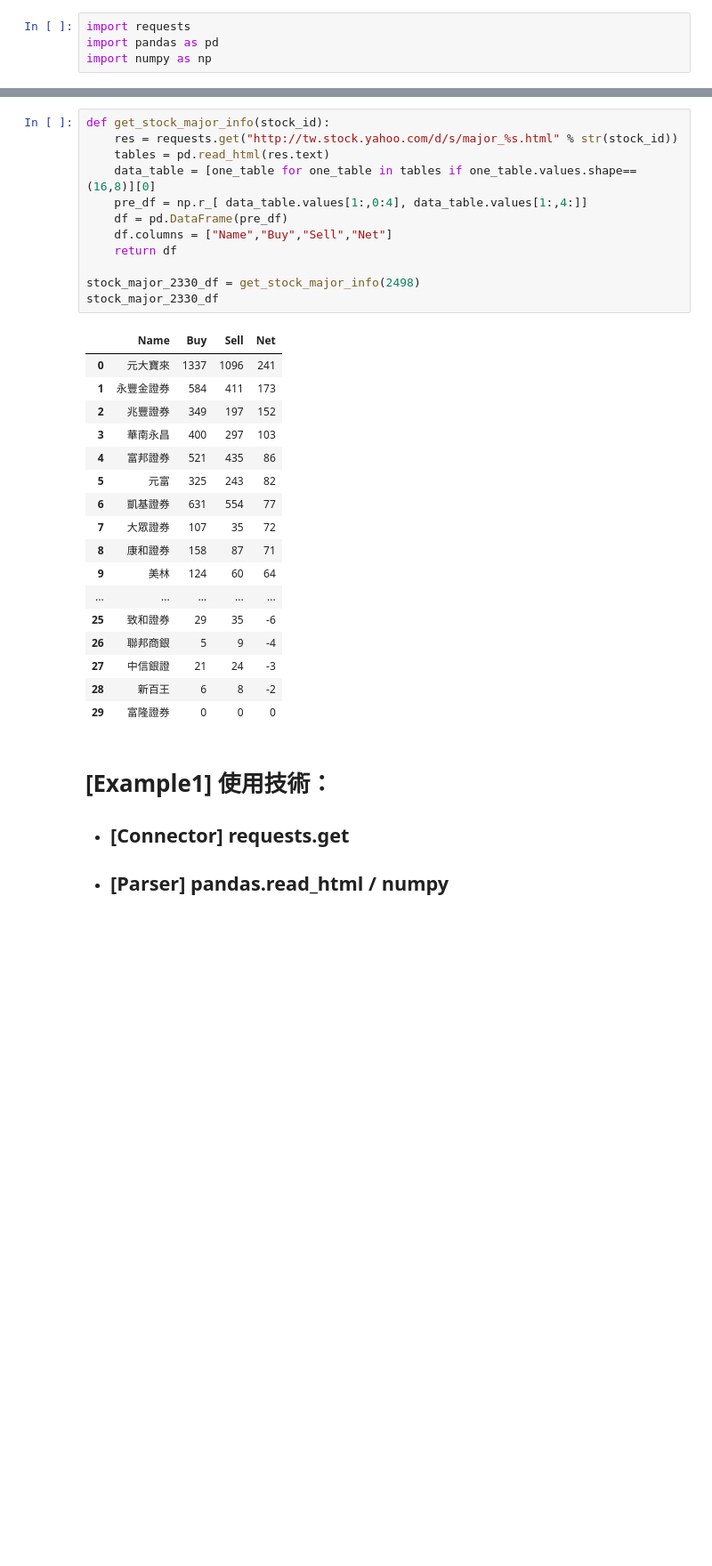
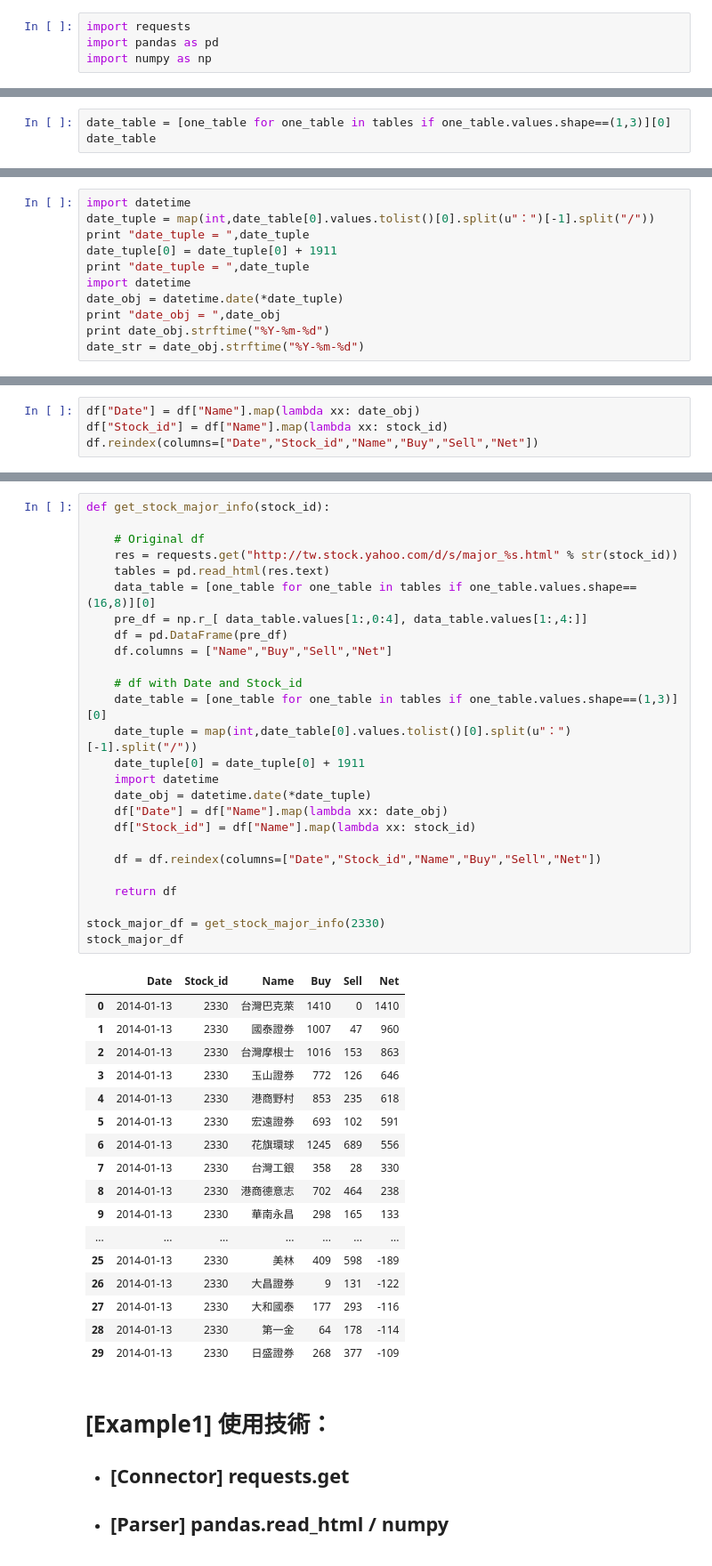
Before and after one commit to c3h3/NCCU-PyData-Courses-2013Spring, a Jupyter notebook: try_ipynb/Lecture2_WebCrawler.ipynb, the cells around one changed output, grey strips where cells are left out. Shown at 89% size. Drawn from its saved outputs; the diff is of its cells as text; blank space fills up the shorter version.

```diff
--- a/try_ipynb/Lecture2_WebCrawler.ipynb
+++ b/try_ipynb/Lecture2_WebCrawler.ipynb
@@ -180,0 +212,3 @@ print data_table
+# %%
+date_table = [one_table for one_table in tables if one_table.values.shape==(1,3)][0]
+date_table
@@ -180,0 +218,11 @@ print data_table
+# %%
+import datetime
+date_tuple = map(int,date_table[0].values.tolist()[0].split(u"：")[-1].split("/"))
+print "date_tuple = ",date_tuple
+date_tuple[0] = date_tuple[0] + 1911
+print "date_tuple = ",date_tuple
+import datetime
+date_obj = datetime.date(*date_tuple)
+print "date_obj = ",date_obj
+print date_obj.strftime("%Y-%m-%d")
+date_str = date_obj.strftime("%Y-%m-%d")
@@ -223,0 +277,4 @@ df
+# %%
+df["Date"] = df["Name"].map(lambda xx: date_obj)
+df["Stock_id"] = df["Name"].map(lambda xx: stock_id)
+df.reindex(columns=["Date","Stock_id","Name","Buy","Sell","Net"])
@@ -224,33 +299,47 @@ df
 # %%
 def get_stock_major_info(stock_id):
+
+    # Original df
     res = requests.get("http://tw.stock.yahoo.com/d/s/major_%s.html" % str(stock_id))
     tables = pd.read_html(res.text)
     data_table = [one_table for one_table in tables if one_table.values.shape==(16,8)][0]
     pre_df = np.r_[ data_table.values[1:,0:4], data_table.values[1:,4:]]
     df = pd.DataFrame(pre_df)
     df.columns = ["Name","Buy","Sell","Net"]
+
+    # df with Date and Stock_id
+    date_table = [one_table for one_table in tables if one_table.values.shape==(1,3)][0]
+    date_tuple = map(int,date_table[0].values.tolist()[0].split(u"：")[-1].split("/"))
+    date_tuple[0] = date_tuple[0] + 1911
+    import datetime
+    date_obj = datetime.date(*date_tuple)
+    df["Date"] = df["Name"].map(lambda xx: date_obj)
+    df["Stock_id"] = df["Name"].map(lambda xx: stock_id)
+
+    df = df.reindex(columns=["Date","Stock_id","Name","Buy","Sell","Net"])
+
     return df
 
-stock_major_2330_df = get_stock_major_info(2498)
-stock_major_2330_df
+stock_major_df = get_stock_major_info(2330)
+stock_major_df
 # %% [output]
-|  | Name | Buy | Sell | Net |
-| 0 | 元大寶來 | 1337 | 1096 | 241 |
-| 1 | 永豐金證券 | 584 | 411 | 173 |
-| 2 | 兆豐證券 | 349 | 197 | 152 |
-| 3 | 華南永昌 | 400 | 297 | 103 |
-| 4 | 富邦證券 | 521 | 435 | 86 |
-| 5 | 元富 | 325 | 243 | 82 |
-| 6 | 凱基證券 | 631 | 554 | 77 |
-| 7 | 大眾證券 | 107 | 35 | 72 |
-| 8 | 康和證券 | 158 | 87 | 71 |
-| 9 | 美林 | 124 | 60 | 64 |
-| ... | ... | ... | ... | ... |
-| 25 | 致和證券 | 29 | 35 | -6 |
-| 26 | 聯邦商銀 | 5 | 9 | -4 |
-| 27 | 中信銀證 | 21 | 24 | -3 |
-| 28 | 新百王 | 6 | 8 | -2 |
-| 29 | 富隆證券 | 0 | 0 | 0 |
+|  | Date | Stock_id | Name | Buy | Sell | Net |
+| 0 | 2014-01-13 | 2330 | 台灣巴克萊 | 1410 | 0 | 1410 |
+| 1 | 2014-01-13 | 2330 | 國泰證券 | 1007 | 47 | 960 |
+| 2 | 2014-01-13 | 2330 | 台灣摩根士 | 1016 | 153 | 863 |
+| 3 | 2014-01-13 | 2330 | 玉山證券 | 772 | 126 | 646 |
+| 4 | 2014-01-13 | 2330 | 港商野村 | 853 | 235 | 618 |
+| 5 | 2014-01-13 | 2330 | 宏遠證券 | 693 | 102 | 591 |
+| 6 | 2014-01-13 | 2330 | 花旗環球 | 1245 | 689 | 556 |
+| 7 | 2014-01-13 | 2330 | 台灣工銀 | 358 | 28 | 330 |
+| 8 | 2014-01-13 | 2330 | 港商德意志 | 702 | 464 | 238 |
+| 9 | 2014-01-13 | 2330 | 華南永昌 | 298 | 165 | 133 |
+| ... | ... | ... | ... | ... | ... | ... |
+| 25 | 2014-01-13 | 2330 | 美林 | 409 | 598 | -189 |
+| 26 | 2014-01-13 | 2330 | 大昌證券 | 9 | 131 | -122 |
+| 27 | 2014-01-13 | 2330 | 大和國泰 | 177 | 293 | -116 |
+| 28 | 2014-01-13 | 2330 | 第一金 | 64 | 178 | -114 |
+| 29 | 2014-01-13 | 2330 | 日盛證券 | 268 | 377 | -109 |
 # %% [markdown]
 # [Example1] 使用技術：
 
```
Also changed, not shown: parts of 35 cells of this notebook, 1 other file.
